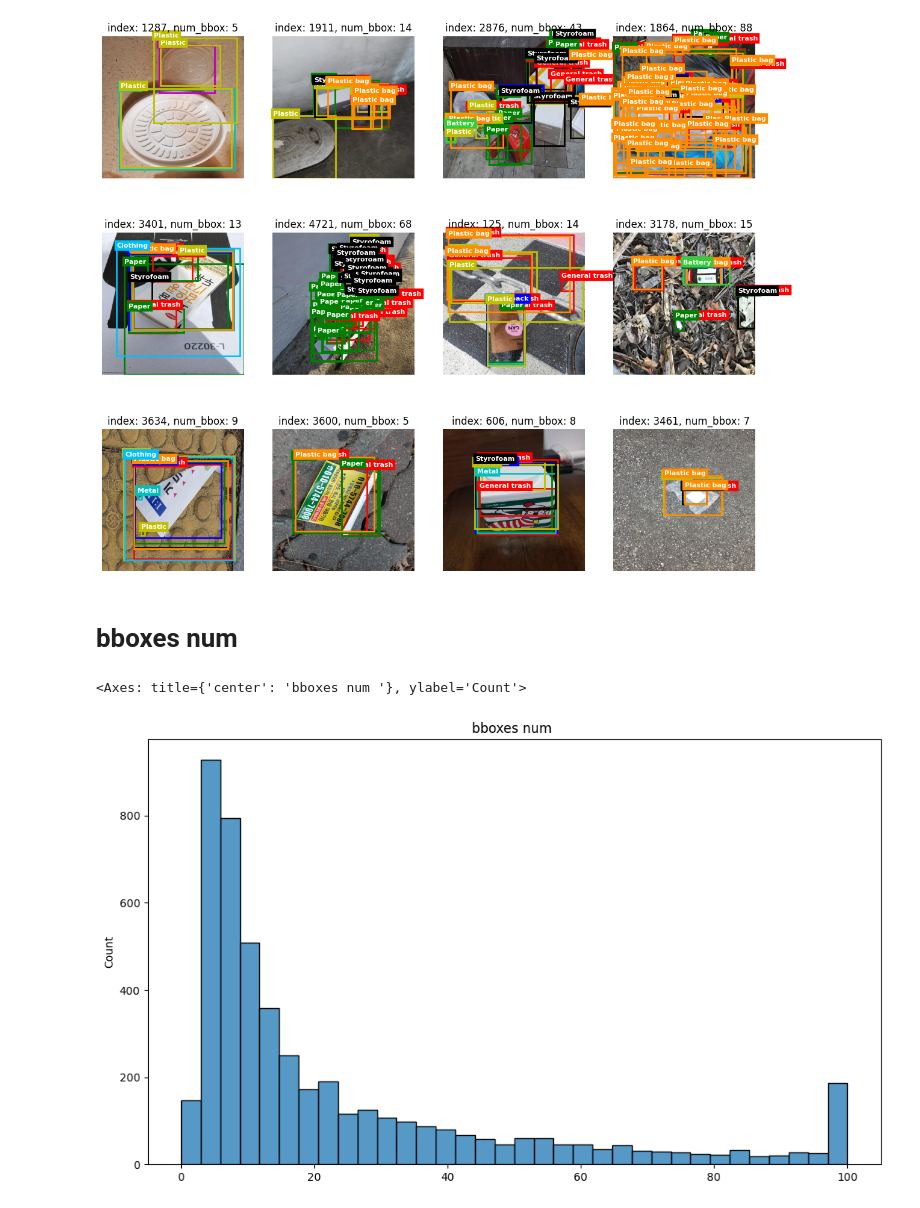
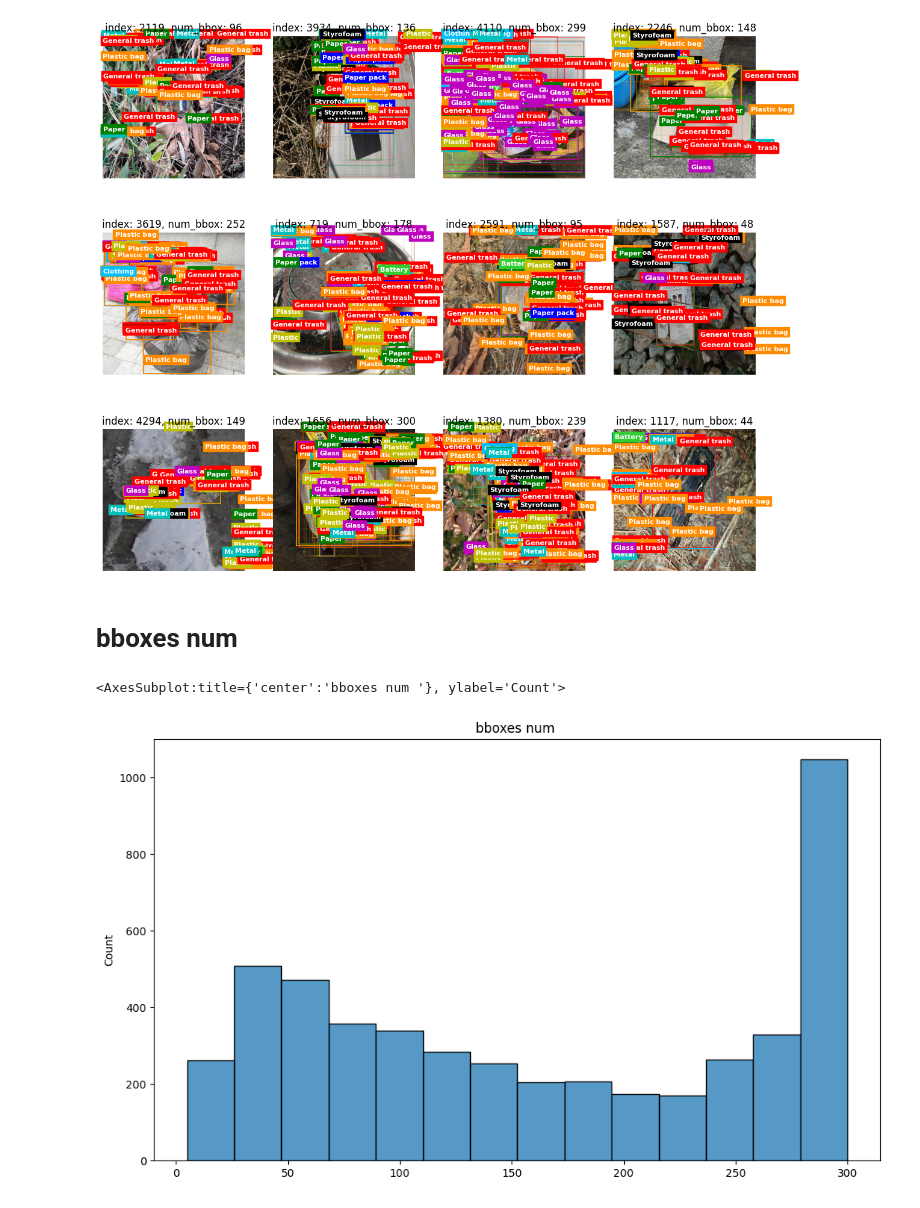
Before and after one commit to boostcampaitech5/level2_objectdetection-cv-11, a Jupyter notebook: eda/error_analysis.ipynb, the cells around one changed output. Saved outputs shown, nothing was run; the diff lists cells and outputs as text; code cells hidden in the pictures.

```diff
--- a/eda/error_analysis.ipynb
+++ b/eda/error_analysis.ipynb
@@ -13,12 +13,12 @@ outlier_list = image_df.file_name.tolist()
 # %%
 #dataset 파일 경로
-dataset_dir = '/opt/ml/dataset/'
+dataset_dir = '/opt/ml/dataset/images/'
 # train.json 파일 경로
-train_json_path = "/opt/ml/dataset/train.json"
-test_json_path = "/opt/ml/dataset/test.json"
-submission_path = "/opt/ml/eda/example_submission.csv"
-with open(train_json_path, "r") as f:
-    train_data = json.load(f)
+# train_json_path = "/opt/ml/dataset/train.json"
+test_json_path = "/opt/ml/dataset/images/test.json"
+submission_path = "/opt/ml/sample_submission/+iou_0.55+top300.csv"
+# with open(train_json_path, "r") as f:
+    # train_data = json.load(f)
 with open(test_json_path, "r") as f:
     test_data = json.load(f)
 
@@ -44,5 +26,5 @@ submission
 # %%
-def grid_image(image, image_id, bbox_list, class_list):
+def grid_image(image, image_id, bbox_list, class_list, confidence_list):
     colors = ["r", "g", "b", "c", "m", "y", "k", "darkorange", "limegreen", "deepskyblue"] # bbox 색상 리스트
     classes_index = ["General trash", "Paper", "Paper pack", "Metal", "Glass","Plastic", "Styrofoam", "Plastic bag", "Battery", "Clothing"]
     fig, axes = plt.subplots(3,4, figsize=(14,12))
@@ -50,20 +32,23 @@ def grid_image(image, image_id, bbox_list, class_list):
     for i in range(len(image)):
         bboxes = bbox_list[i]
         classes = class_list[i]
+        confidences = confidence_list[i]
         axes[i].imshow(image[i])
         axes[i].axis("off")
         axes[i].set_title("index: "+ str(image_id[i])+", num_bbox: " + str(len(bbox_list[i])))
-        for _, (bbox, class_id) in enumerate(zip(bboxes, classes)):
+        for _, (bbox, class_id, confidence) in enumerate(zip(bboxes, classes, confidences)):
             x, y, w, h = bbox
             w, h = int(w), int(h)
             class_id = int(class_id)
             # bbox 시각화
-            rect = plt.Rectangle((x, y), w, h, linewidth=2, edgecolor=colors[class_id], facecolor="none")
+            rect = plt.Rectangle((x, y), w, h, linewidth=float(confidence)*5, edgecolor=colors[class_id], facecolor="none")
             axes[i].add_patch(rect)
             # bbox 라벨 시각화
             label = classes_index[class_id]
             # ax.text(x, y-5, label, fontsize=8, color=colors[class_id], fontweight="bold")
             bbox_props = dict(boxstyle="square,pad=0.3", fc=colors[class_id], ec=colors[class_id], lw=0.3)
+            # bbox_props = dict(boxstyle="square,pad=0.3", fc=colors[class_id], ec=colors[class_id], lw=confidences)
+
             # '''
             # fc 속성을 사용하여 글자 배경 색상을 설정하고,
             # ec 속성을 사용하여 상자 테두리 색상을 설정합니다.
@@ -77,38 +62,40 @@ total_bbox=[]
 total_class=[]
 total_image=[]
 total_id=[]
+total_confidence=[]
 for image_info in random.sample(test_data["images"], 12):       #test image에서 랜덤하게 12개 샘플링
     # 이미지 파일 경로
     image_path = image_info["file_name"]
     # 이미지 불러오기
     image = Image.open(dataset_dir+image_path)
     # 해당 이미지에 대한 annotation 정보 추출
     image_id = image_info["id"]
     bbox_list = []
     class_list = []
-
+    confidence_list=[]
     submission_line = (submission["PredictionString"].iloc[image_id]).split()
     for _ in range(len(submission_line)//6):
         class_list.append(submission_line.pop(0))
-        submission_line.pop(0)
+        confidence_list.append(submission_line.pop(0))
         bbox_list.append(submission_line.pop(0))
         bbox_list.append(submission_line.pop(0))
         bbox_list.append(submission_line.pop(0))
         bbox_list.append(submission_line.pop(0))
     class_list = np.array(class_list).reshape(-1, 1).astype("int")
     bbox_list = np.array(bbox_list).reshape(-1, 4).astype("float")
     bbox_list[:,2]=bbox_list[:,2]-bbox_list[:,0]
     bbox_list[:,3]=bbox_list[:,3]-bbox_list[:,1]
 
     total_image.append(image)
     total_id.append(image_id)
     total_bbox.append(bbox_list)
     total_class.append(class_list)
+    total_confidence.append(confidence_list)
 
 
-grid_image(total_image, total_id, total_bbox, total_class)
+grid_image(total_image, total_id, total_bbox, total_class, total_confidence)
 # %% [output]
-[figure, old version]
+[figure, new version]
 # %% [markdown]
 # bboxes num
 # %%
@@ -117,5 +104,5 @@ plt.figure(figsize=(12,7))
 plt.title("bboxes num ")
 sns.histplot(bbox_len)
 # %% [output]
-<Axes: title={'center': 'bboxes num '}, ylabel='Count'>
+<AxesSubplot:title={'center':'bboxes num '}, ylabel='Count'>
-[figure, old version]
+[figure, new version]
```
Also changed, not shown: parts of 4 cells of this notebook, 42 other files.
